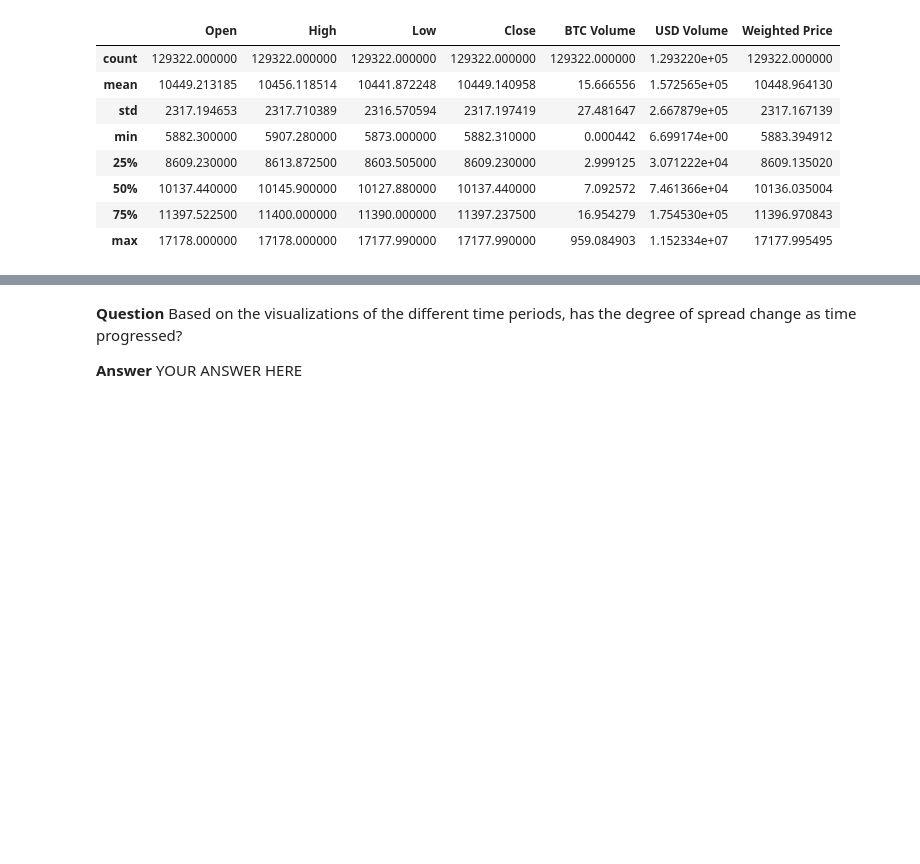
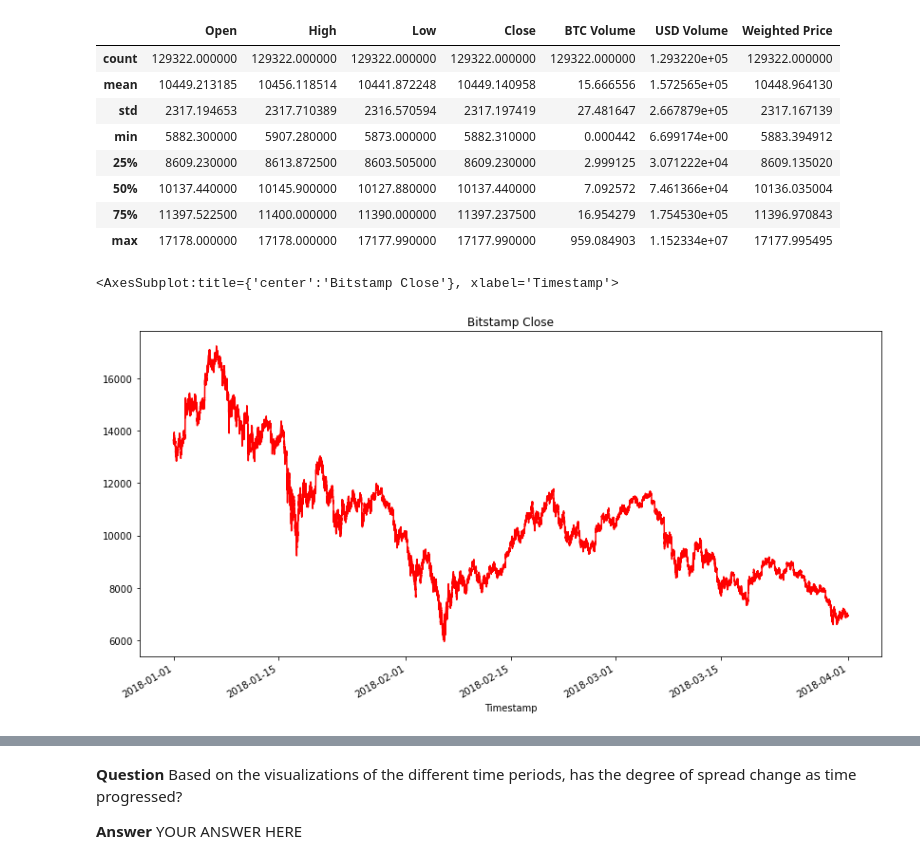
Before and after one commit to rdillens/03_Arbitrage_Opportunities, a Jupyter notebook: crypto_arbitrage.ipynb, the cells around one changed output, grey strips where cells are left out. Saved outputs shown, nothing was run; the diff lists cells and outputs as text; code cells hidden in the pictures; blank space fills up the shorter version.

Commit message:
added data plots (from office computer)

```diff
--- a/crypto_arbitrage.ipynb
+++ b/crypto_arbitrage.ipynb
@@ -243,7 +243,10 @@ coinbase.describe(include='all')
 # %%
 # Create a line plot for the bitstamp DataFrame for the full length of time in the dataset
 # Be sure that the figure size, title, and color are tailored to each visualization
-# YOUR CODE HERE
+bitstamp_sliced.plot(figsize=(14,7), title="Bitstamp Close", color="red")
+# %% [output]
+<AxesSubplot:title={'center':'Bitstamp Close'}, xlabel='Timestamp'>
+[figure, added]
 # %%
 # Create a line plot for the coinbase DataFrame for the full length of time in the dataset
 # Be sure that the figure size, title, and color are tailored to each visualization
```
Also changed, not shown: parts of 5 cells of this notebook.
